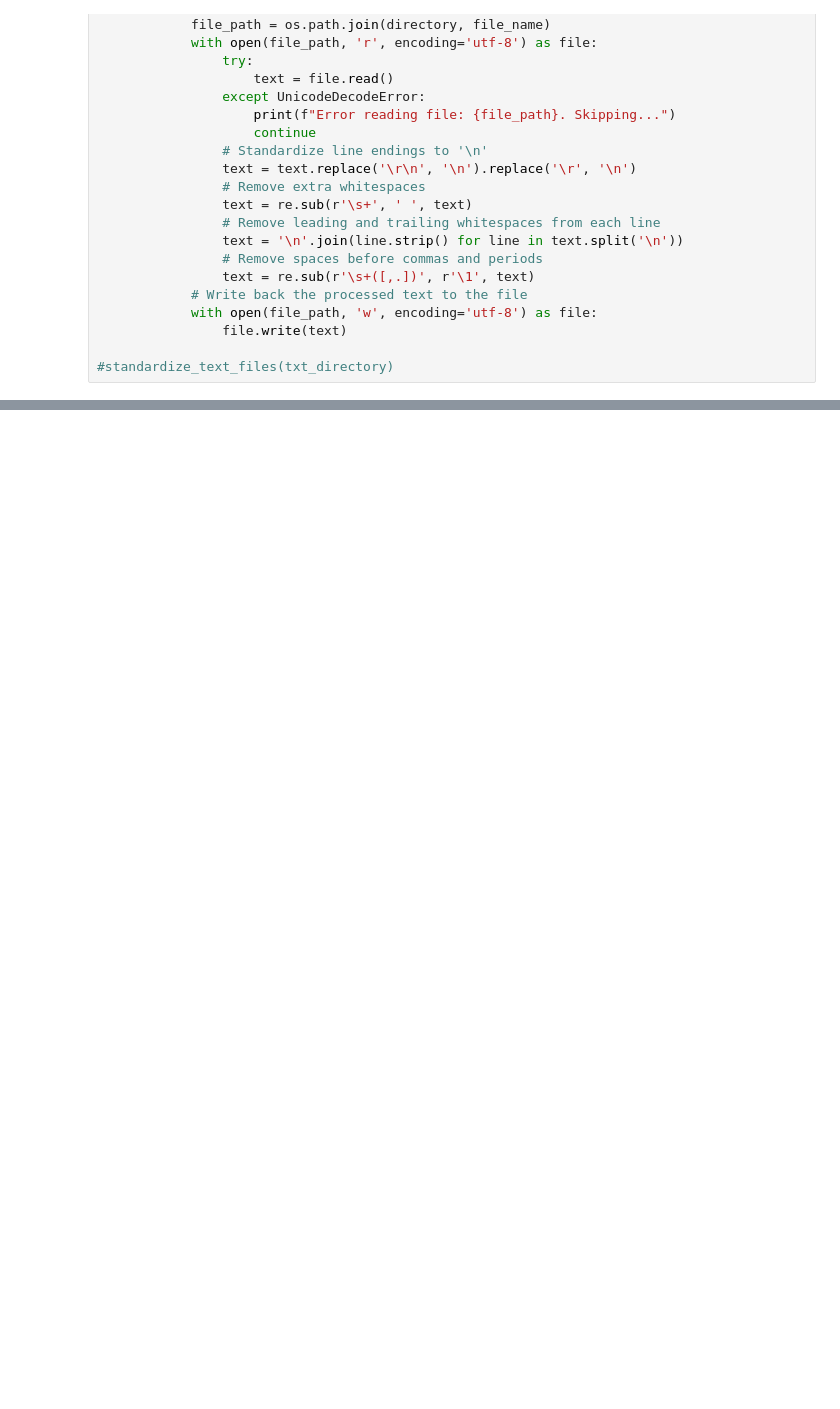
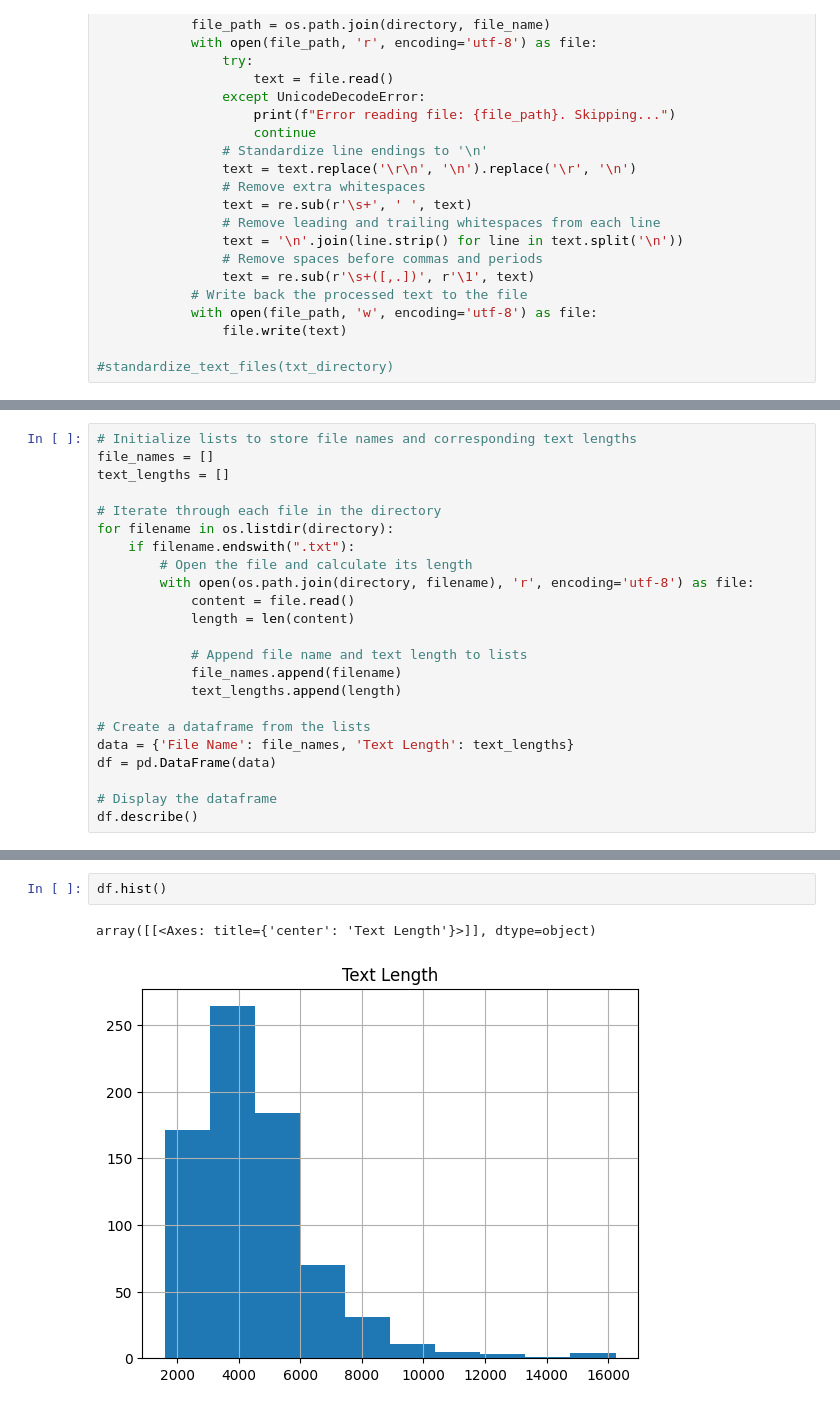
Before and after one commit to svansanten/TextToDistributiveJustice, a Jupyter notebook: HLS_pdf2txt.ipynb, the cells around one changed output, grey strips where cells are left out. Cells and saved outputs as stored; diff of their text form; blank space fills up the shorter version.

```diff
--- a/HLS_pdf2txt.ipynb
+++ b/HLS_pdf2txt.ipynb
@@ -256,0 +260,23 @@ def standardize_text_files(directory):
+# %%
+# Initialize lists to store file names and corresponding text lengths
+file_names = []
+text_lengths = []
+
+# Iterate through each file in the directory
+for filename in os.listdir(directory):
+    if filename.endswith(".txt"):
+        # Open the file and calculate its length
+        with open(os.path.join(directory, filename), 'r', encoding='utf-8') as file:
+            content = file.read()
+            length = len(content)
+
+            # Append file name and text length to lists
+            file_names.append(filename)
+            text_lengths.append(length)
+
+# Create a dataframe from the lists
+data = {'File Name': file_names, 'Text Length': text_lengths}
+df = pd.DataFrame(data)
+
+# Display the dataframe
+df.describe()
@@ -256,0 +293,5 @@ def standardize_text_files(directory):
+# %%
+df.hist()
+# %% [output]
+array([[<Axes: title={'center': 'Text Length'}>]], dtype=object)
+[figure, added]
```
Also changed, not shown: parts of 4 cells of this notebook, 13 other files.
